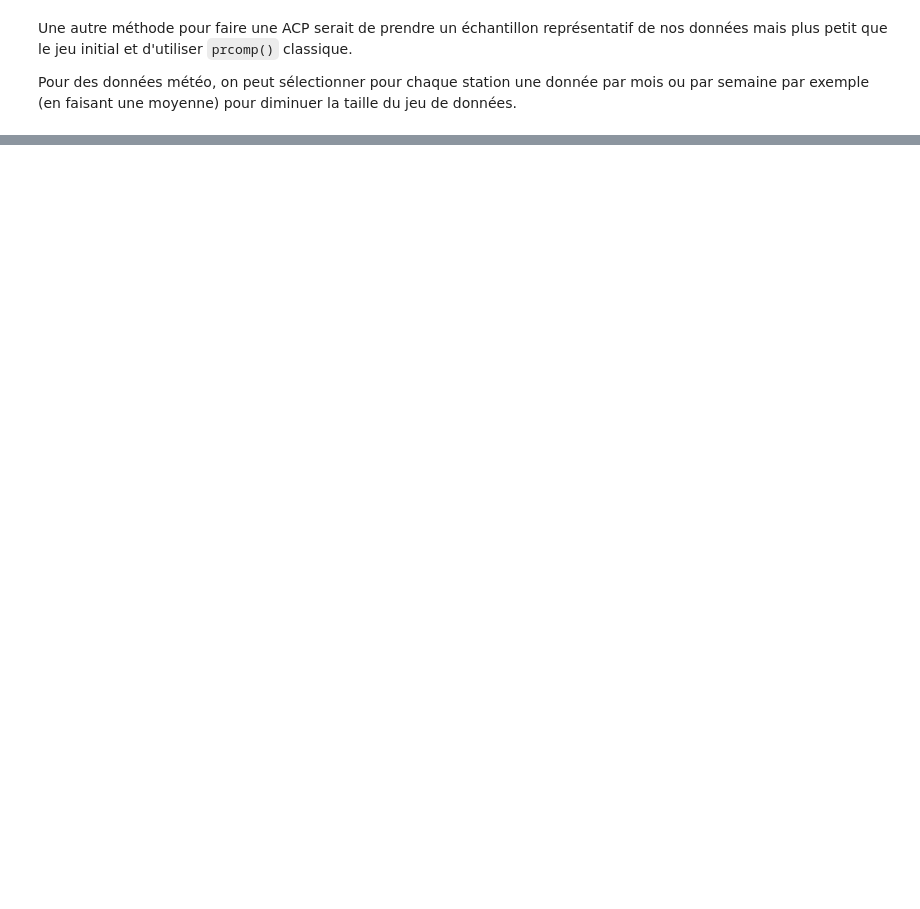
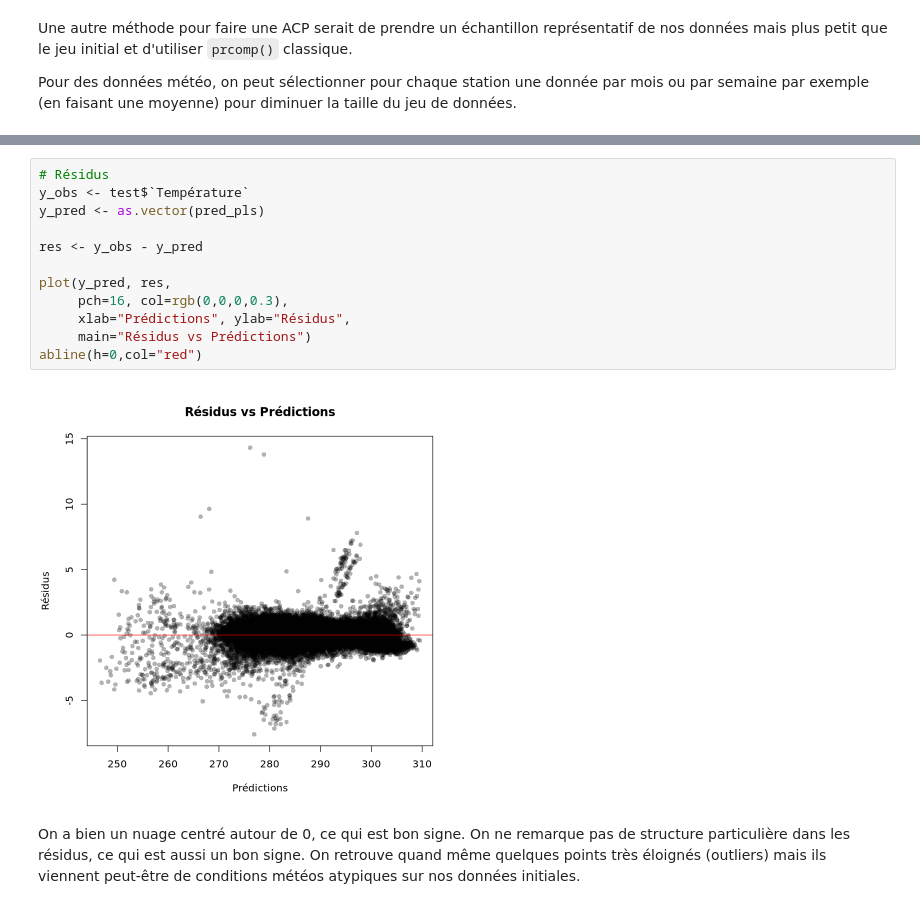
Before and after one commit to lisasko/Jupyter_meteo, a Jupyter notebook: partie_lisa.ipynb, the cells around one changed output, grey strips where cells are left out. Drawn from its saved outputs; the diff is of its cells as text; blank space fills up the shorter version.

```diff
--- a/partie_lisa.ipynb
+++ b/partie_lisa.ipynb
@@ -184,0 +323,16 @@ Pour des données météo, on peut sélectionner pour chaque station une donnée
+# %%
+# Résidus
+y_obs <- test$`Température`
+y_pred <- as.vector(pred_pls)
+
+res <- y_obs - y_pred
+
+plot(y_pred, res,
+     pch=16, col=rgb(0,0,0,0.3),
+     xlab="Prédictions", ylab="Résidus",
+     main="Résidus vs Prédictions")
+abline(h=0,col="red")
+# %% [output]
+[figure, added]
+# %% [markdown]
+On a bien un nuage centré autour de 0, ce qui est bon signe. On ne remarque pas de structure particulière dans les résidus, ce qui est aussi un bon signe. On retrouve quand même quelques points très éloignés (outliers) mais ils viennent peut-être de conditions météos atypiques sur nos données initiales.
```
Also changed, not shown: parts of 16 cells of this notebook.
